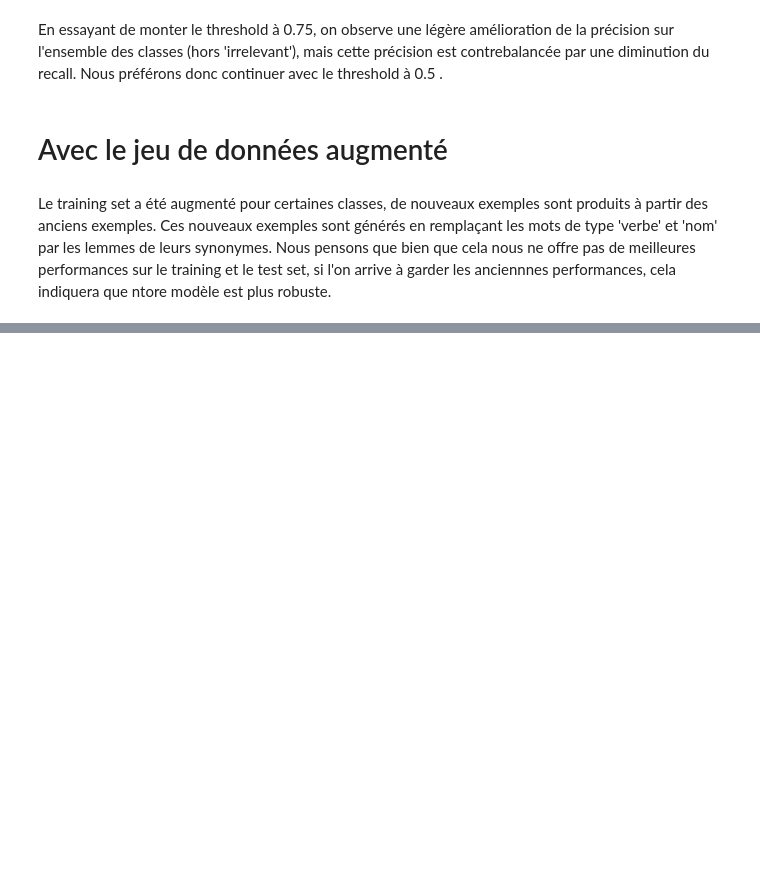
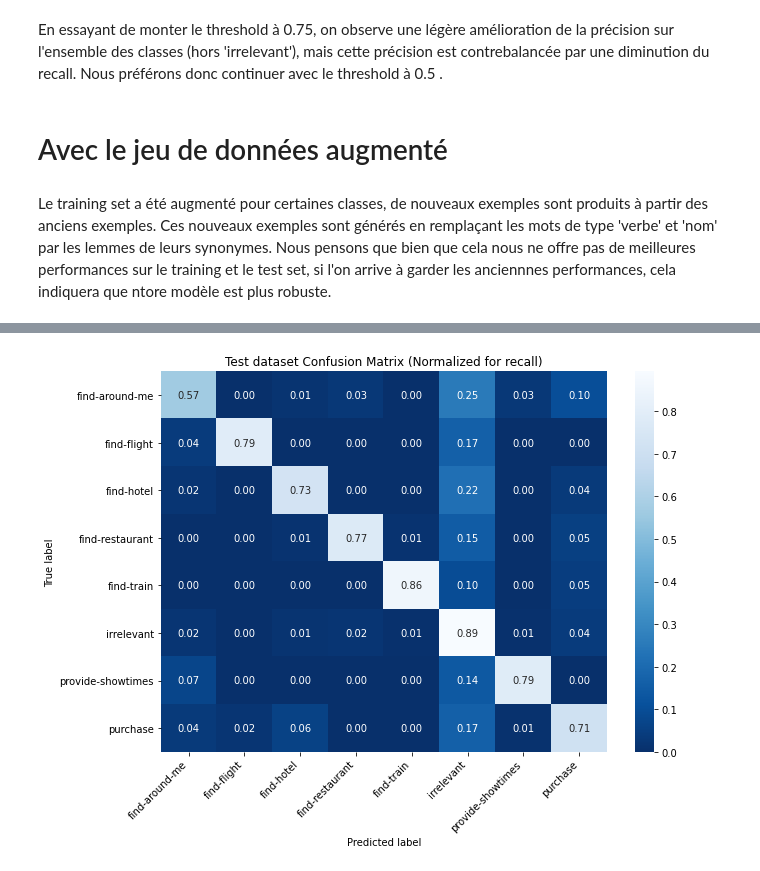
Before and after one commit to Theomat/software-engineering-enseirb-2020, a Jupyter notebook: exercice3.ipynb, the cells around one changed output, grey strips where cells are left out. Cells and saved outputs as stored; diff of their text form; code cells hidden in the pictures; blank space fills up the shorter version.

```diff
--- a/exercice3.ipynb
+++ b/exercice3.ipynb
@@ -252,0 +315,33 @@ Nous avons également essayé de mettre en place de la classification hiérarchi
+# %%
+X_train, y_train = format_data_as_spacy(raw_training_data)
+X_test, y_test = format_data_as_spacy(raw_testing_data)
+
+y_pred_irr = predict(irrelevant_model, X_test)
+y_pred_t_irr = predict(irrelevant_model, X_train)
+
+X_train = [X_train[i] for i in range(len(X_train)) if y_pred_t_irr[i] == 'relevant']
+X_test = [X_test[i] for i in range(len(X_test)) if y_pred_irr[i] == 'relevant']
+
+y_pred_oth = predict(others_model, X_test)
+y_pred_t_oth = predict(others_model, X_train)
+y_pred = []
+others_ind = 0
+for i in range(len(y_pred_irr)):
+    if y_pred_irr[i] == 'irrelevant':
+        y_pred.append(y_pred_irr[i])
+    else:
+        y_pred.append(y_pred_oth[others_ind])
+        others_ind += 1
+
+
+y_pred_t = []
+others_ind = 0
+for i in range(len(y_pred_t_irr)):
+    if y_pred_t_irr[i] == 'irrelevant':
+        y_pred_t.append(y_pred_t_irr[i])
+    else:
+        y_pred_t.append(y_pred_t_oth[others_ind])
+        others_ind += 1
+# %%
+testing_results = score(y_true, y_pred)
+print(testing_results['report'])
@@ -252,0 +363,7 @@ Nous avons également essayé de mettre en place de la classification hiérarchi
+# %%
+cm_testing_metrics = np.array(testing_results['cm'], dtype='float64')
+for i in range(len(cm_testing_metrics)):
+    cm_testing_metrics[i] = cm_testing_metrics[i] / np.sum(cm_testing_metrics[i])
+plot_confusion_matrix(cm_testing_metrics, labels, title="Test dataset Confusion Matrix (Normalized for recall)", fmt=".2f")
+# %% [output]
+[figure, added]
```
Also changed, not shown: parts of 24 cells of this notebook, 1 other file.
